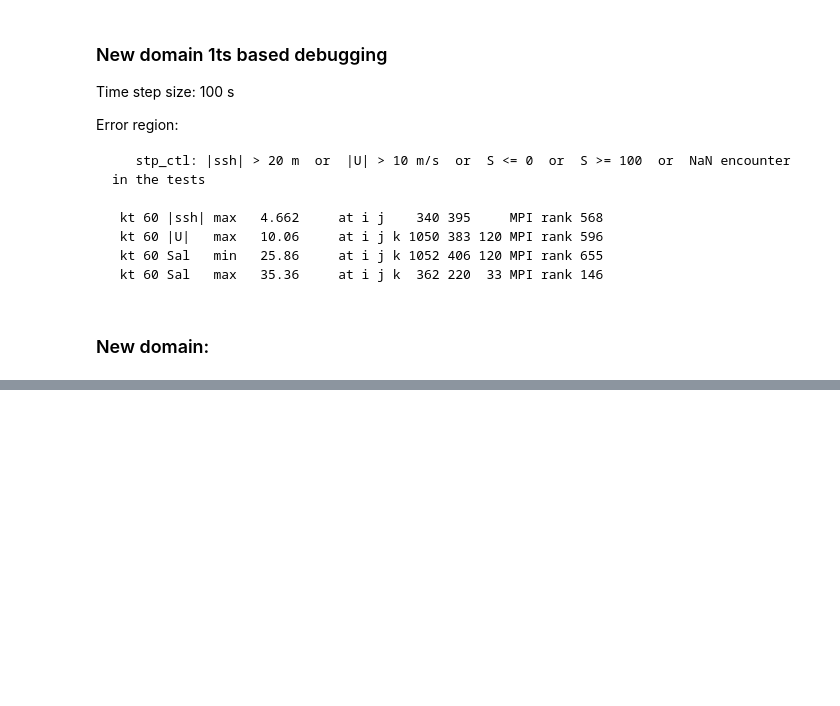
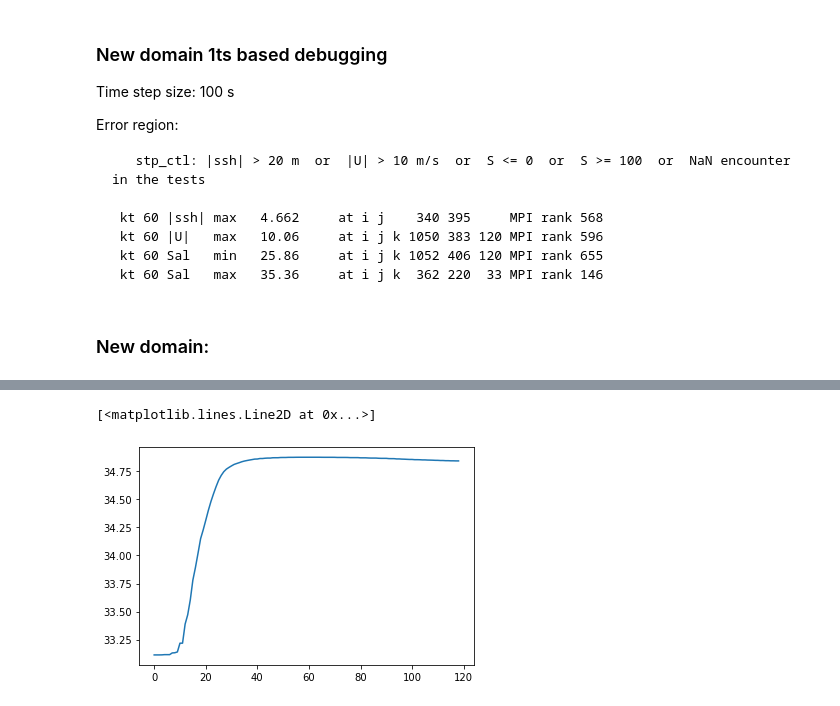
Before and after one commit to brogalla/analysis-birgal, a Jupyter notebook: nemo_config_setup/debugging.ipynb, the cells around one changed output, grey strips where cells are left out. Drawn from its saved outputs; the diff is of its cells as text; code cells hidden in the pictures; blank space fills up the shorter version.

Commit message:
need to edit the bottom layer initial conditions to avoid error

```diff
--- a/nemo_config_setup/debugging.ipynb
+++ b/nemo_config_setup/debugging.ipynb
@@ -553,0 +565,17 @@ stn.to_netcdf(f'{IC_folder}SOSE_istate_TS_20240123.nc', unlimited_dims='time_cou
+# %%
+SOSE_interp   = xr.open_dataset(f'/gws/nopw/j04/terrafirma/birgal/NEMO_AIS/initial-conditions/temp/SOSE-SALT-test6-vertical-interp.nc')
+nemo_mask_ds  = xr.open_dataset(f'/gws/nopw/j04/terrafirma/birgal/NEMO_AIS/bathymetry/mesh_mask-20240123-filledlakes.nc')
+
+# SOSE_extended = fill_ocean(SOSE_interp, variable, nemo_mask_ds, dim=dimension, niter=num_iter, fill_val=fill_value)
+# def fill_ocean(input_dataset, variable, nemo_mask, missing_val=-9999, fill_val=np.nan, niter=100, dim='3D'):
+
+nemo_ocn = (nemo_mask_ds.tmask.isel(time_counter=0).values == 1)
+# Fill gaps in source dataset with nearest neighbour
+src_to_fill = xr.where(np.isnan(SOSE_interp.SALT.values)*nemo_ocn, -9999, SOSE_interp.SALT.values)
+
+# var_filled  = extend_into_mask(src_to_fill, missing_val=missing_val, fill_val=fill_val, use_2d=use_2d, use_3d=use_3d, num_iters=niter)
+
+# Remove any points with values that are actually in the land
+#     var_filled = xr.where(~nemo_ocn, np.nan, var_filled)
+
+#     if dim=='3D':   input_dataset[variable] = (('z','y','x'), var_filled)
@@ -553,0 +655,5 @@ stn.to_netcdf(f'{IC_folder}SOSE_istate_TS_20240123.nc', unlimited_dims='time_cou
+# %%
+plt.plot(SOSE_interp.SALT.values[:,394,1054])
+# %% [output]
+[<matplotlib.lines.Line2D at 0x...>]
+[figure, added]
```
Also changed, not shown: parts of 8 cells of this notebook.
